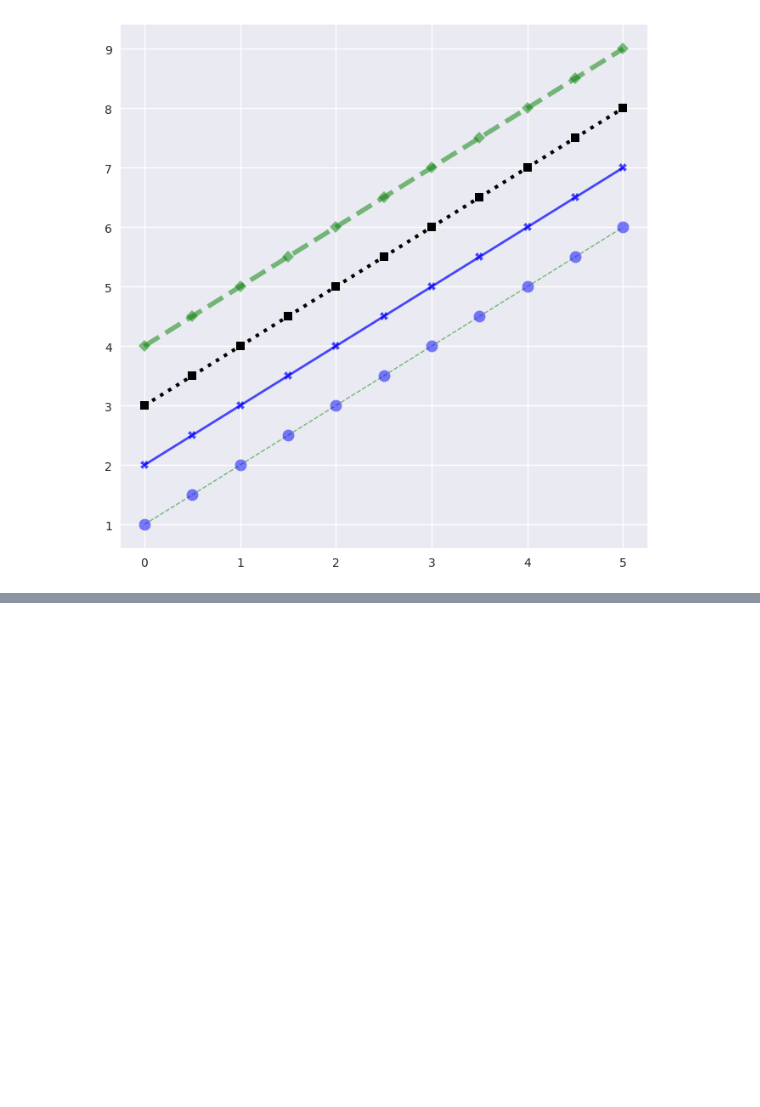
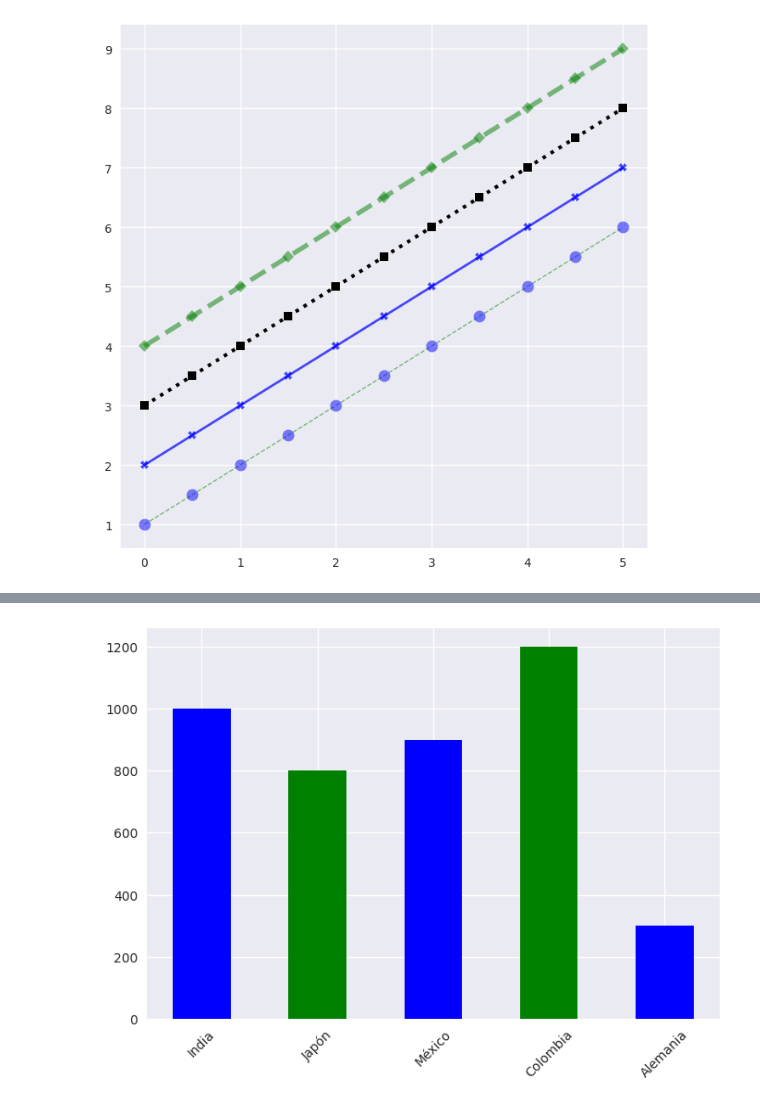
Before and after one commit to M-Alejo/matplot_seaborn, a Jupyter notebook: visualizacion.ipynb, the cells around one changed output, grey strips where cells are left out. Cells and saved outputs as stored; diff of their text form; code cells hidden in the pictures; blank space fills up the shorter version.

```diff
--- a/visualizacion.ipynb
+++ b/visualizacion.ipynb
@@ -373,0 +386,19 @@ fig.show()
+# %%
+# grafica de barras modificada con pyplot
+
+plt.bar(paises, # categorias
+        poblacion, # valores
+        width=0.5, #ancho de barras
+        color=['blue', 'green'] # poniendo dos colores python los alterna
+        )
+
+# cambiar nombres de eje x
+plt.xticks(
+    np.arange(5), # se pone la cantidad de categorias que tenga, en este caso son cinco paises
+    ('India', 'Japón', 'México', 'Colombia', 'Alemania'), #nombres que quiero poner, deben estar en el mismo orden de las categorias iniciales
+    rotation=45 # rotar los nombres de categorias en grados
+)
+
+plt.show()
+# %% [output]
+[figure, added]
```
Also changed, not shown: parts of 5 cells of this notebook.
